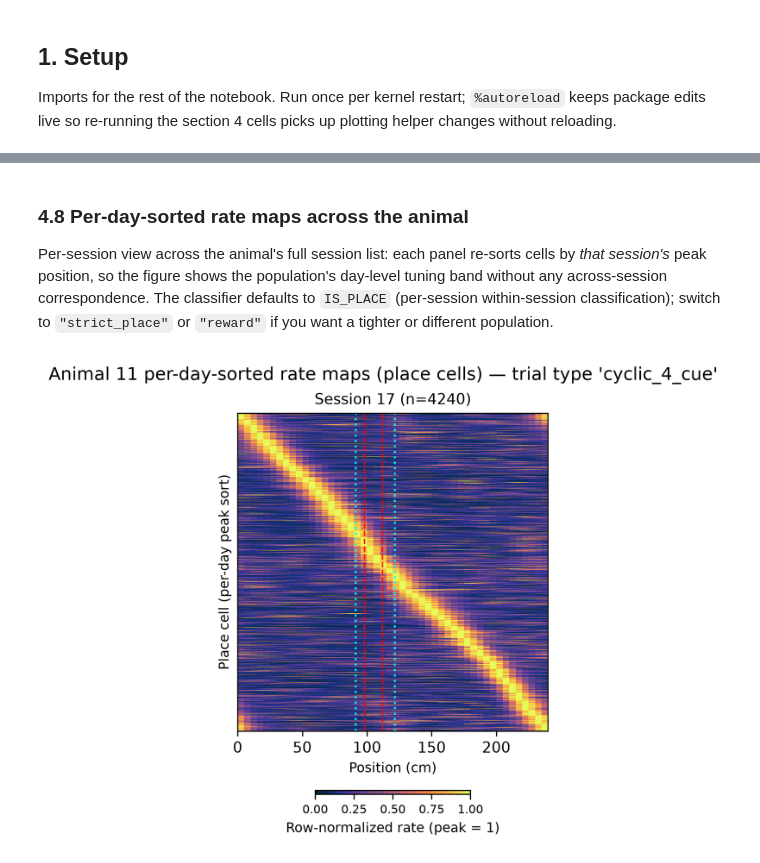
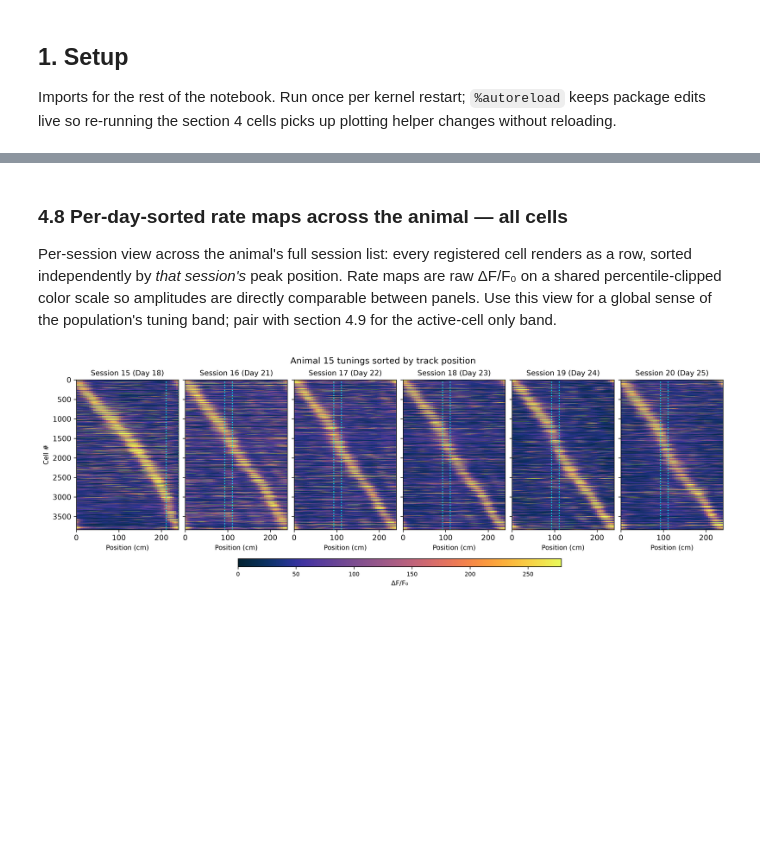
Before and after one commit to Sun-Lab-NBB/sollertia-forgery, a Jupyter notebook: src/sollertia_forgery/analysis/notebooks/tuning.ipynb, the cells around one changed output, grey strips where cells are left out. Cells and saved outputs as stored; diff of their text form; code cells hidden in the pictures; blank space fills up the shorter version.

```diff
--- a/src/sollertia_forgery/analysis/notebooks/tuning.ipynb
+++ b/src/sollertia_forgery/analysis/notebooks/tuning.ipynb
@@ -35,7 +34,7 @@ The only cell to edit when switching datasets, animals, sessions, or trial types
 # %%
 DATASET_PATH: Path = Path("/home/data/Data/void")
 ANIMAL: str = "11"
-SESSION_INDEX: int = 0
+DISPLAY_SESSIONS: tuple[int, ...] | None = (15,16,17,18,19,20)
 TRIAL_TYPE: str | None = None
 # %% [markdown]
 ## 3. Load
@@ -44,23 +43,19 @@ Reads the dataset, picks the configured animal and session, loads the persisted
 # %%
 dataset = DatasetData.load(dataset_path=DATASET_PATH)
-dataset_animal = dataset.get_animal(animal=ANIMAL)
 sessions = tuple(
     sorted(
         dataset.get_sessions_for_animal(animal=ANIMAL),
         key=lambda dataset_session: dataset_session.session,
     )
 )
-session = sessions[SESSION_INDEX]
-tuning_report = TuningReport.load(session=session)
-trial_type: str = (
-    TRIAL_TYPE if TRIAL_TYPE is not None else tuning_report.summary.trial_types[0]
-)
+trial_type: str | None = TRIAL_TYPE
 
 console.echo(message=f"Dataset: {dataset.name} ({DATASET_PATH})", level=LogLevel.INFO)
 console.echo(
     message=(
-        f"Animal {ANIMAL}, session [{SESSION_INDEX}] {session.session} "
-        f"({len(sessions)} sessions available); trial type {trial_type!r}"
+        f"Animal {ANIMAL}, {len(sessions)} sessions available; "
+        f"display={DISPLAY_SESSIONS if DISPLAY_SESSIONS is not None else 'all'}; "
+        f"trial type {trial_type!r}"
     ),
     level=LogLevel.INFO,
 )
@@ -173,16 +104,16 @@ plt.show()
 # %% [markdown]
-### 4.8 Per-day-sorted rate maps across the animal
+### 4.8 Per-day-sorted rate maps across the animal — all cells
 
-Per-session view across the animal's full session list: each panel re-sorts cells by *that session's* peak position, so the figure shows the population's day-level tuning band without any across-session correspondence. The classifier defaults to `IS_PLACE` (per-session within-session classification); switch to `"strict_place"` or `"reward"` if you want a tighter or different population.
+Per-session view across the animal's full session list: every registered cell renders as a row, sorted independently by *that session's* peak position. Rate maps are raw ΔF/F₀ on a shared percentile-clipped color scale so amplitudes are directly comparable between panels. Use this view for a global sense of the population's tuning band; pair with section 4.9 for the active-cell only band.
 # %%
-plot_per_day_sorted_rate_maps(
+plot_sorted_heatmap(
     sessions=sessions,
     trial_type=trial_type,
     animal_id=ANIMAL,
-    display_sessions=(17,),
+    display_sessions=DISPLAY_SESSIONS,
     figure_dpi=300,
-    cmap="cmo.thermal"
+    cmap="cmo.thermal",
 )
 plt.show()
 # %% [output]
-[figure, old version]
+[figure, new version]
```
Also changed, not shown: parts of 24 cells of this notebook, 13 other files.
